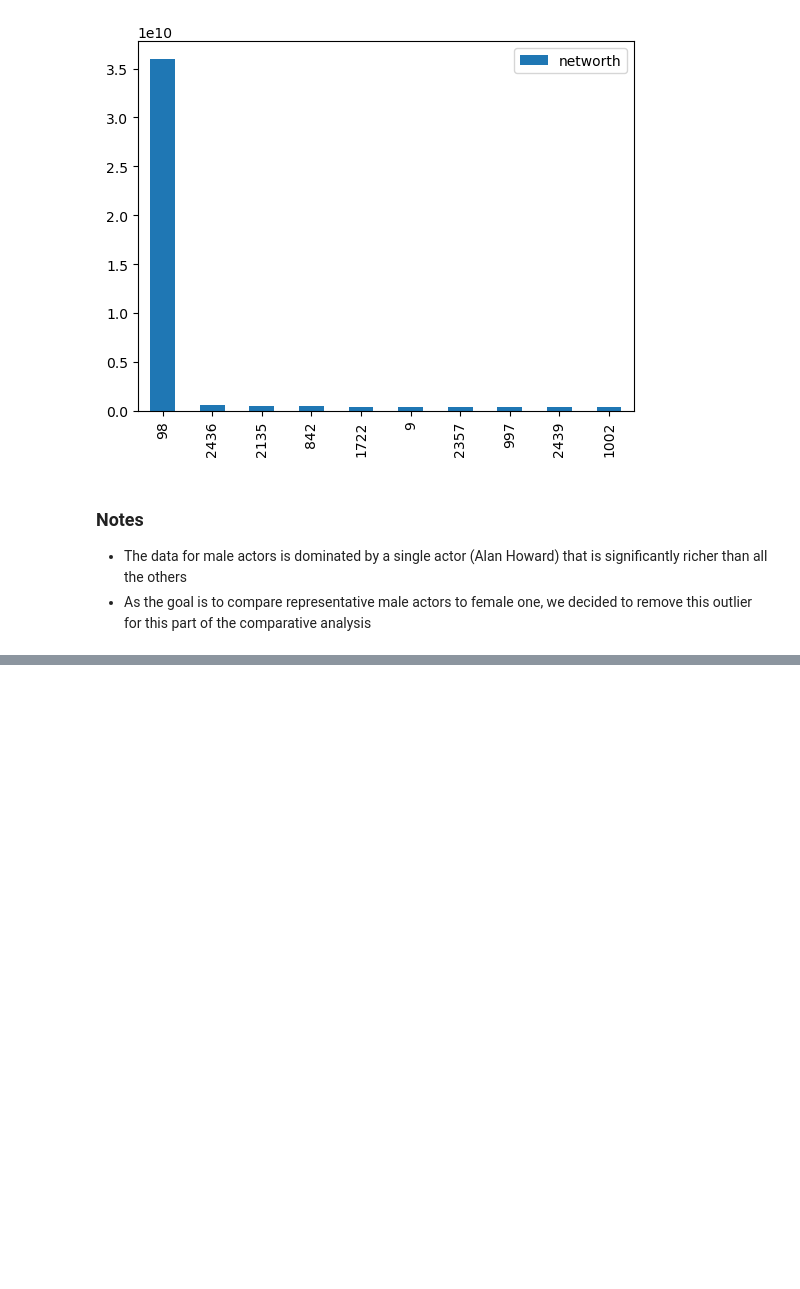
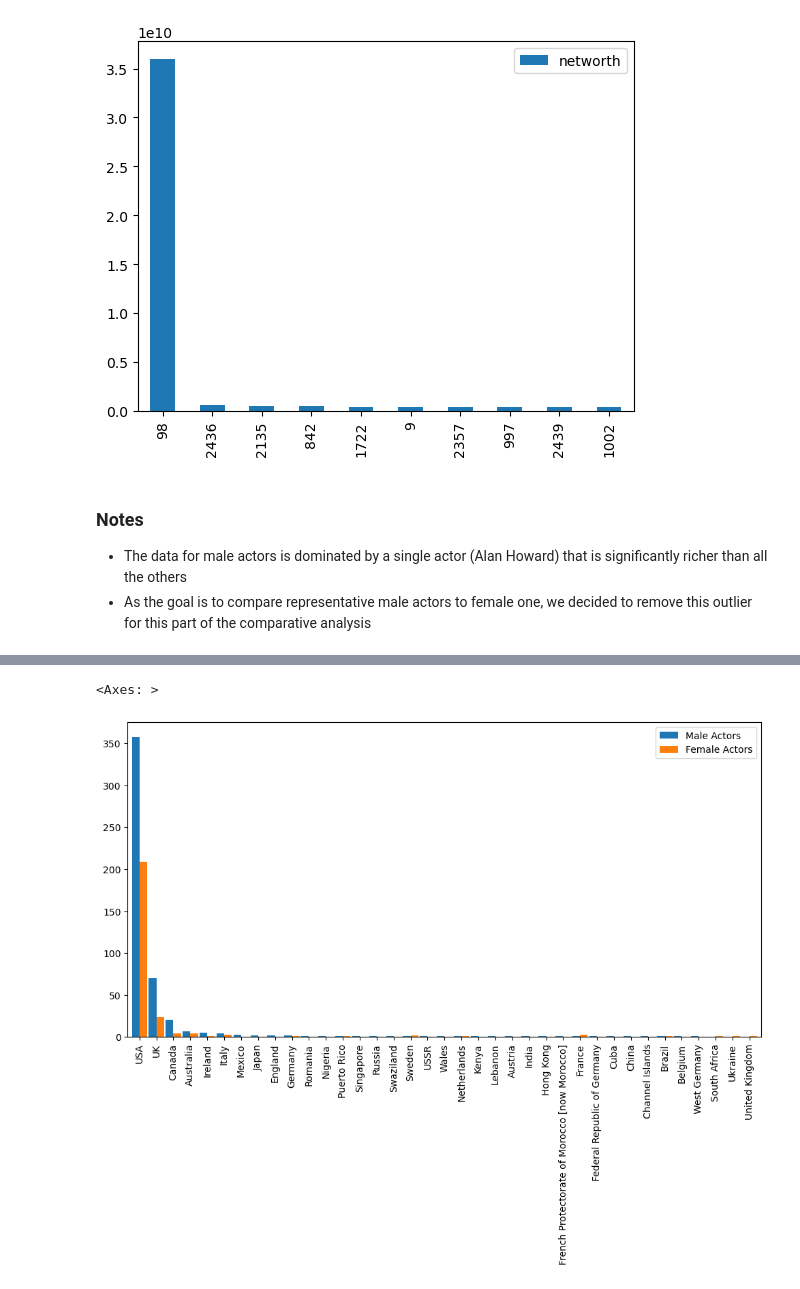
Before and after one commit to benoitchamot/MovieNerd, a Jupyter notebook: dataExplorationBenny.ipynb, the cells around one changed output, grey strips where cells are left out. Saved outputs shown, nothing was run; the diff lists cells and outputs as text; code cells hidden in the pictures; blank space fills up the shorter version.

```diff
--- a/dataExplorationBenny.ipynb
+++ b/dataExplorationBenny.ipynb
@@ -216,0 +274,3 @@ fig.show()
+# %%
+countries_m = pd.DataFrame(actor_m_df['birth_country'].value_counts())
+countries_m = countries_m.rename(columns={'birth_country': 'Male Actors'})
@@ -216,0 +281,6 @@ fig.show()
+# %%
+# Merge into one DataFrame
+actors_per_countries = countries_f.join(countries_m, how = 'outer')
+actors_per_countries = actors_per_countries.fillna(0)
+actors_per_countries = actors_per_countries.sort_values('Male Actors', ascending=False)
+actors_per_countries
@@ -216,0 +305,5 @@ fig.show()
+# %%
+actors_per_countries.plot.bar(y = ['Male Actors', 'Female Actors'], figsize=(12,6), width=0.9, align='center')
+# %% [output]
+<Axes: >
+[figure, added]
```
Also changed, not shown: parts of 13 cells of this notebook, 1 other file.
